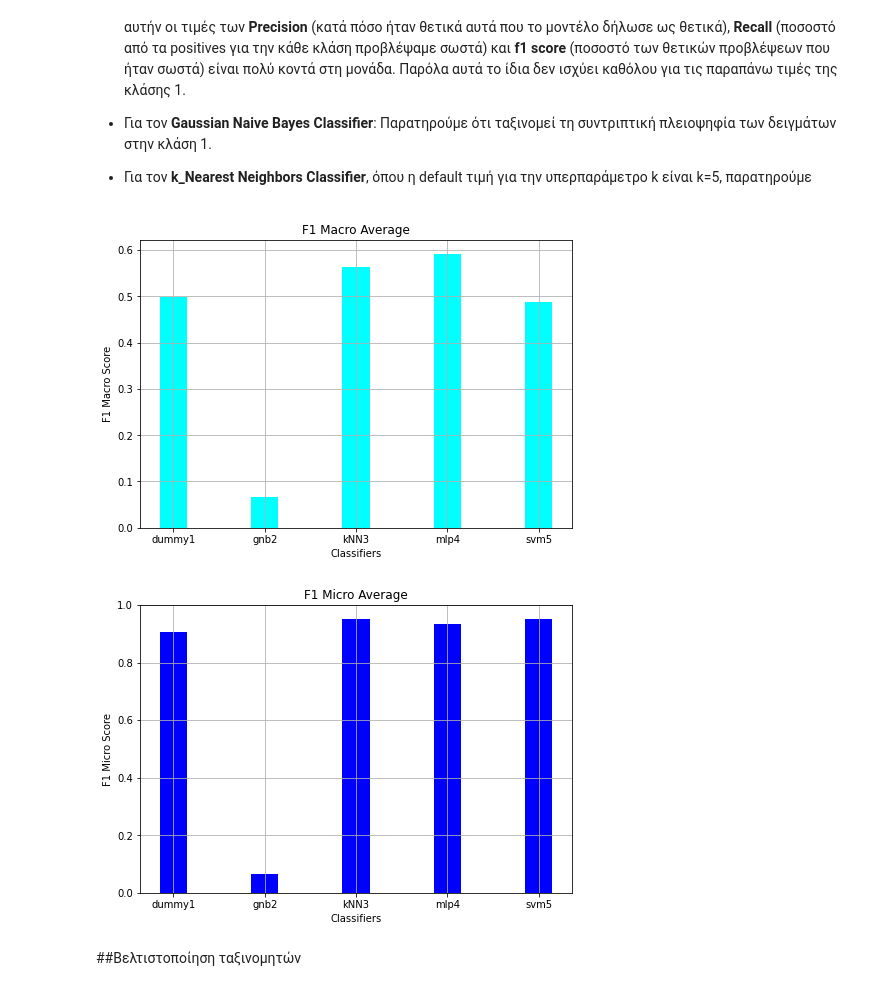
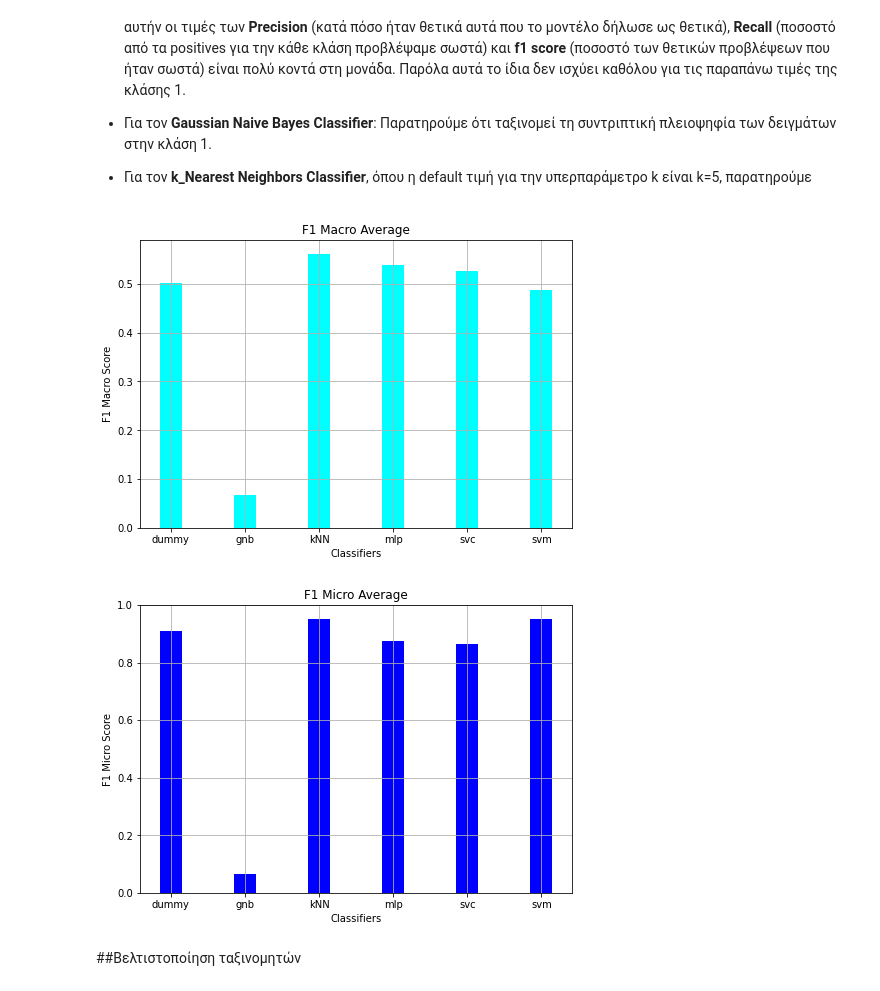
Before and after one commit to jkalogero/Neural-Networks, a Jupyter notebook: Lab_1/Lab_1.ipynb, the cells around one changed output. Drawn from its saved outputs; the diff is of its cells as text; code cells hidden in the pictures.

```diff
--- a/Lab_1/Lab_1.ipynb
+++ b/Lab_1/Lab_1.ipynb
@@ -2140,6 +2141,7 @@ classifiers = {
     'gnb': gnb,
     'kNN': knn,
     'mlp': mlp,
+    'svc': linear_svc,
     'svm': svc
 
 }
@@ -2230,31 +2246,30 @@ weighted avg       0.91      0.95      0.93     13022
 # %%
 # plot for f1-macro average
 fig = plt.figure()
 ax = fig.add_axes([0,0,1,1])
-clfs = big_scores_default['preds'].keys()
+clfs = [label[:-1] for label in big_scores_default['preds'].keys()]
 big_f1_macro = [f1_score(big_test_labels, pred, average='macro') for pred in big_scores_default['preds'].values()]
 ax.bar(clfs,big_f1_macro, color='cyan', width=0.3)
 plt.title("F1 Macro Average")
 plt.xlabel("Classifiers")
 plt.ylabel("F1 Macro Score")
 plt.grid()
 plt.show()
 
 
 # plot for f1-micro average
 fig = plt.figure()
 ax = fig.add_axes([0,0,1,1])
-clfs = big_scores_default['preds'].keys()
 big_f1_micro = [f1_score(big_test_labels, pred, average='micro') for pred in big_scores_default['preds'].values()]
 ax.bar(clfs,big_f1_micro, color='b', width=0.3)
 plt.title("F1 Micro Average")
 plt.xlabel("Classifiers")
 plt.ylabel("F1 Micro Score")
 plt.grid()
 plt.show()
 # %% [output]
-[figure, old version]
+[figure, new version]
-[figure, old version]
+[figure, new version]
 # %% [markdown]
 ##Βελτιστοποίηση ταξινομητών
 # %% [markdown]
```
Also changed, not shown: parts of 20 cells of this notebook.
